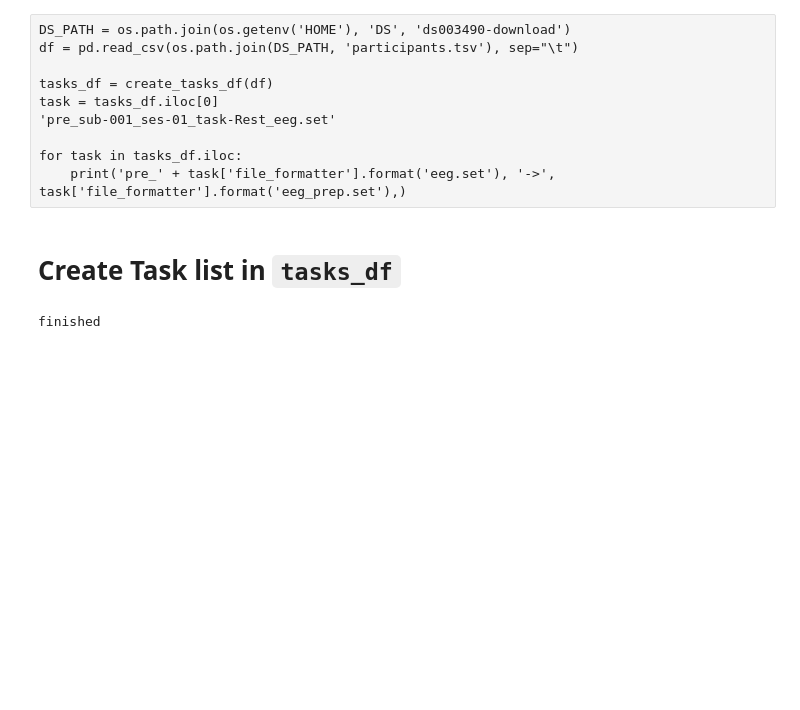
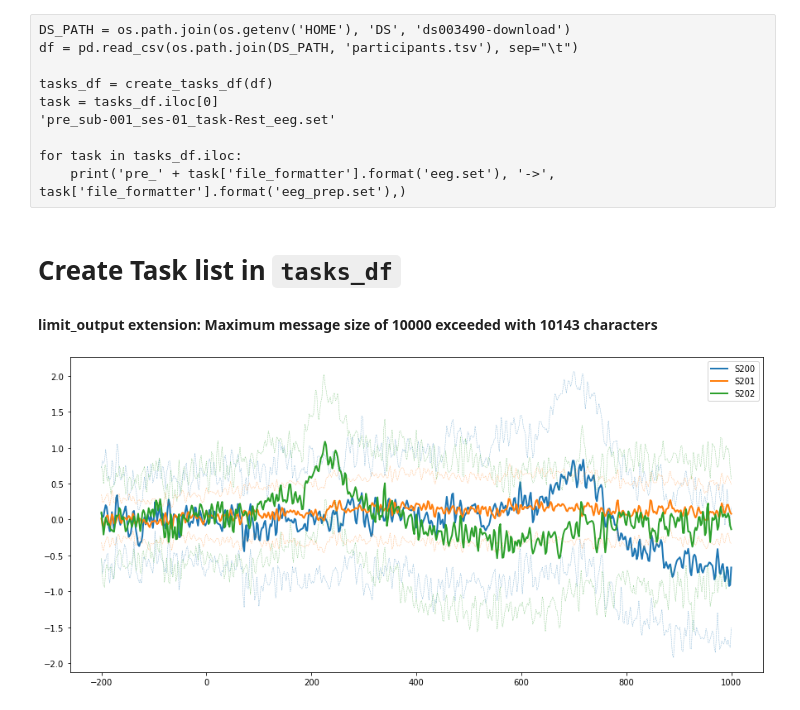
Before and after one commit to AIRLab-Sharif/Parkinson-PAC, a Jupyter notebook: python/simple_pipeline.ipynb, the cells around one changed output. Cells and saved outputs as stored; diff of their text form; code cells hidden in the pictures; blank space fills up the shorter version.

```diff
--- a/python/simple_pipeline.ipynb
+++ b/python/simple_pipeline.ipynb
@@ -208,18 +209,21 @@ def analyse_sub(task):
     #                      show=False)
 
     eeg_picks = mne.pick_types(raw.info, eeg=True, meg=False, eog=True)
-    freqs = (60, 120, 180, 240)
-    raw_notch = raw.copy().notch_filter(freqs=freqs, picks=eeg_picks, verbose=0)
-    raw_filtered = raw_notch.copy().filter(l_freq=1, h_freq=150, verbose=0)
+    # freqs = (60, 120, 180, 240)
+    # raw_notch = raw.copy().notch_filter(freqs=freqs, picks=eeg_picks, verbose=0)
+    # raw_filtered = raw_notch.copy().filter(l_freq=1, h_freq=150, verbose=0)
 
-    events, event_dict = mne.events_from_annotations(raw_filtered, verbose=0)
-    epochs = mne.Epochs(raw_filtered, events, event_id=event_dict,
+    events, event_dict = mne.events_from_annotations(raw, verbose=0)
+    epochs = mne.Epochs(raw, events, event_id=event_dict,
                         tmin=-0.2, tmax=1, preload=True, verbose=0)
 
     selected_events = ['S200', 'S201', 'S202']
     erps = {}
     for ev in selected_events:
         erps[ev] = epochs[ev].average()
+
+    np.savez_compressed(os.path.join(task['dir'], task['file_formatter'].format(f'epochs')),
+                        **epochs)
 
     mvls, mvl_2ds = analyse_erps(erps, task)
     np.savez_compressed(os.path.join(task['dir'], task['file_formatter'].format(f'mvls{suffix}')),
@@ -238,8 +242,8 @@ if __name__ == '__main__':
     # with Pool(4) as p:
     #    p.map(analyse_sub, tasks_df.iloc)
 
-    # for task in tasks_df.iloc:
-    #     analyse_sub(task)
+    for task in tasks_df.iloc:
+        analyse_sub(task)
     print('finished')
 # %% [output]
-finished
+limit_output extension: Maximum message size of 10000 exceeded with 10143 characters
@@ -245,0 +289,32 @@ finished
+# %%
+import matplotlib.pyplot as plt
+
+erps_df = {}
+
+plt.figure(figsize=(15, 7))
+
+colors = ['#1f77b4', '#ff7f0e', '#2ca02c']
+
+for i, ev in enumerate(selected_events):
+    erps_df[ev] = erps[ev].to_data_frame()
+    erps_df[ev] = erps_df[ev].set_index('time')
+
+
+#     plt.subplot(3, 1, i+1)
+    mean = epochs[ev]._data.mean(axis=0)
+    std = epochs[ev]._data.std(axis=0)
+    mean_df = epochs[ev].average().to_data_frame()
+    mean_df = mean_df.set_index('time')
+    std_df = epochs[ev].standard_error().to_data_frame()
+    std_df = std_df.set_index('time')
+
+#     plt.figure(figsize=(15, 7))
+
+    plt.plot((mean_df['Fp1']), linewidth=2, color=colors[i], label=ev)
+    plt.plot((mean_df['Fp1'] + 5*std_df['Fp1']), linestyle='--', linewidth=0.5, color=colors[i], alpha=0.5)
+    plt.plot((mean_df['Fp1'] - 5*std_df['Fp1']), linestyle='--', linewidth=0.5, color=colors[i], alpha=0.5)
+
+plt.legend()
+plt.show()
+# %% [output]
+[figure, added]
```
Also changed, not shown: parts of 8 cells of this notebook, 2 other files.
